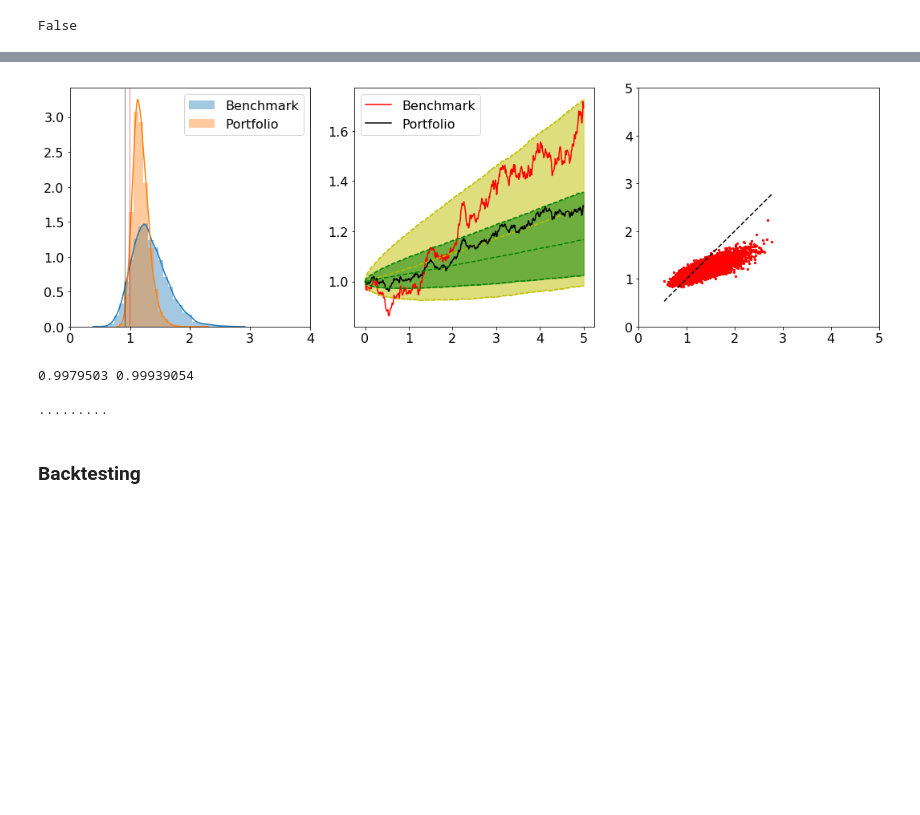
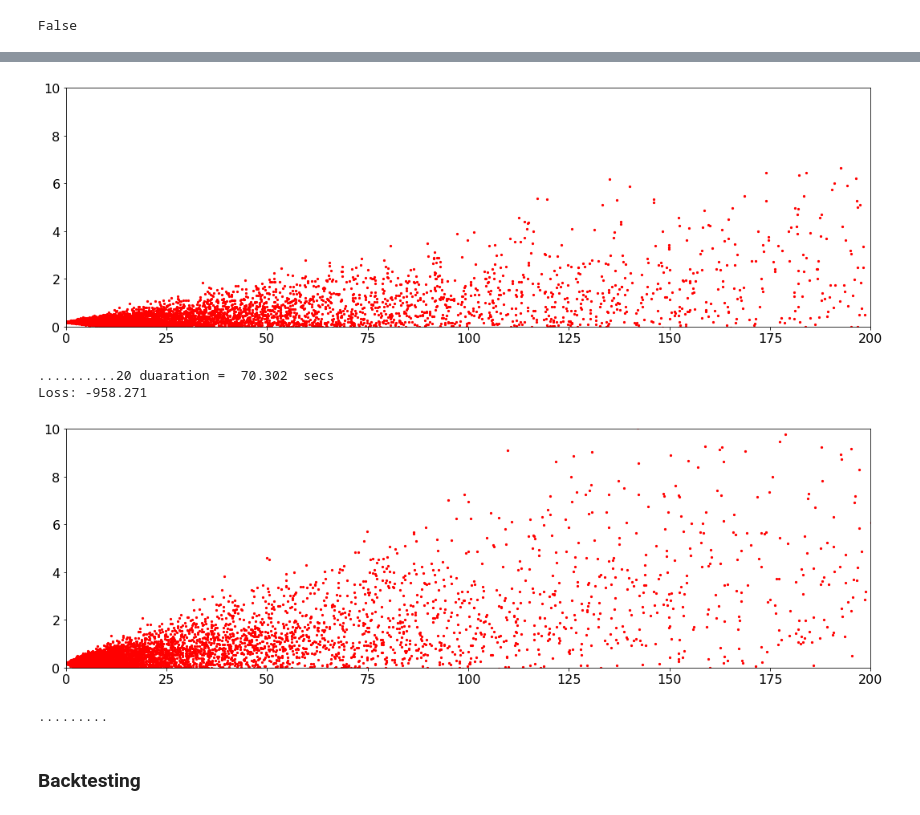
Before and after one commit to tatsath/PortfolioOptimization, a Jupyter notebook: DigitalOptionPrice.ipynb, the cells around one changed output, grey strips where cells are left out. Cells and saved outputs as stored; diff of their text form; code cells hidden in the pictures; blank space fills up the shorter version.

```diff
--- a/DigitalOptionPrice.ipynb
+++ b/DigitalOptionPrice.ipynb
@@ -226,0 +187,10 @@ def getWassDistance(X, Y):
+# %%
+for i in range(len(S_Maturity)):
+    if(S_Maturity[i] >= Strike):
+        Payoff_T[i] = -S_Maturity[i]
+    else:
+        Payoff_T[i] = 0
+# %%
+PnL_T = Payoff_T - torch.sum((Delta_t * (S_t[1:,:,:]-S_t[:-1,:,:])).squeeze(), axis =0)
+# %%
+RiskMeasure = GetRiskMeasure(PnL_T, "TVaR")
@@ -355,0 +275,4 @@ PortfolioVal_path.shape
+# %%
+Hedge_Maturity, S_Maturity, PnL_T, RiskMeasure, t = SimRM(net, Ndt=252, T=5, Nsims=1000, params=params, device=device)
+
+PlotHists_Hedge(S_Maturity, Hedge_Maturity,t)
@@ -379,11 +304,10 @@ for epoch in range(Nepochs):  # loop over the dataset multiple times
 
 
     #hedge_payoff, true_payoff, S = SimHedge(net, Ndt, S0, mu, sigma, T, Nsims, True)
-    wt, RiskMeasure, wass_dist, PortfolioVal_T, IndexVal_T, t, IndexVal_path, PortfolioVal_path \
-        = SimRM(net, Ndt=500, T=5, Nsims=10000, params=params, device=device)
+    Hedge_Maturity, S_Maturity, PnL_T, RiskMeasure, t = SimRM(net, Ndt=500, T=5, Nsims=10000, params=params, device=device)
 
     #loss = 100*(wass_dist)*(wass_dist>0.2) + RiskMeasure +100*(wass_dist)*(wass_dist>0.15)
-    loss = 100*(wass_dist)*(wass_dist>0.1) + RiskMeasure
+    loss = RiskMeasure
 
     loss.backward()
 
@@ -393,7 +317,7 @@ for epoch in range(Nepochs):  # loop over the dataset multiple times
     # store running loss
     loss_hist.append(  loss.item() )
     risk_history.append( RiskMeasure.cpu().detach().numpy() )
-    wass_dist_history.append( wass_dist.cpu().detach().numpy() )
+    #wass_dist_history.append( wass_dist.cpu().detach().numpy() )
 
     print(".",end="")
 
@@ -404,16 +328,16 @@ for epoch in range(Nepochs):  # loop over the dataset multiple times
         print("duaration = ", "{:.3f}".format(time.time() - start_time), " secs")
         start_time = time.time()
 
-        print("Wass Dist:", "{:.3f}".format(wass_dist_history[-1]), end=" " )
-        print("Risk Measure:", "{:.3f}".format(risk_history[-1]), end=" ")
+#         print("Wass Dist:", "{:.3f}".format(wass_dist_history[-1]), end=" " )
+#         print("Risk Measure:", "{:.3f}".format(risk_history[-1]), end=" ")
         print("Loss:", "{:.3f}".format(loss.item()))
 
-        PlotHists(IndexVal_T, PortfolioVal_T, t, IndexVal_path, PortfolioVal_path)
+        PlotHists_Hedge(S_Maturity, Hedge_Maturity,t)
 
 
-        _, _, _, PortfolioVal_T_Q, BenchmarkVal_T_Q, _, _, _ = SimRM(net, Ndt=500, T=5, Nsims=10000, params=params_Q, device=device)
-        print(np.mean(np.exp(-params_Q["rf"]*5) * BenchmarkVal_T_Q.cpu().detach().numpy()), end=" ")
-        print(np.mean(np.exp(-params_Q["rf"]*5) * PortfolioVal_T_Q.cpu().detach().numpy()), end="\n\n")
+#         _, _, _, PortfolioVal_T_Q, BenchmarkVal_T_Q, _, _, _ = SimRM(net, Ndt=500, T=5, Nsims=10000, params=params_Q, device=device)
+#         print(np.mean(np.exp(-params_Q["rf"]*5) * BenchmarkVal_T_Q.cpu().detach().numpy()), end=" ")
+#         print(np.mean(np.exp(-params_Q["rf"]*5) * PortfolioVal_T_Q.cpu().detach().numpy()), end="\n\n")
 
 
 print('Finished Training')
@@ -423,7 +347,8 @@ Wass Dist: 0.252 Risk Measure: -10.980 Loss: 14.259
-[figure, old version]
+[figure, new version]
-0.9979503 0.99939054
-
-.........
+..........20 duaration =  70.302  secs
+Loss: -958.271
+[figure, added]
+.........
 # %%
 X_pi_T = np.zeros((0,1))
 X_delta_T = np.zeros((0,1))
```
Also changed, not shown: parts of 30 cells of this notebook.
